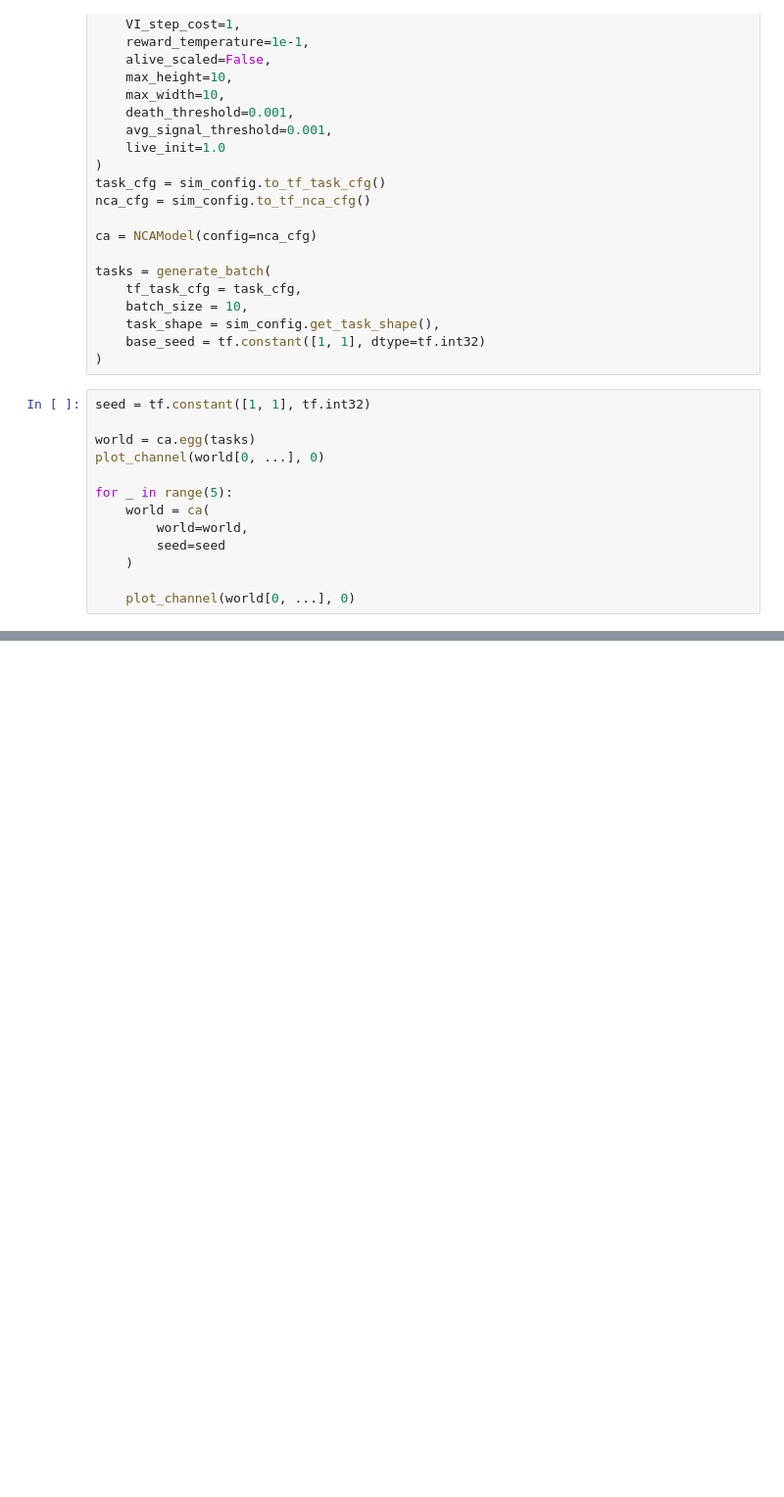
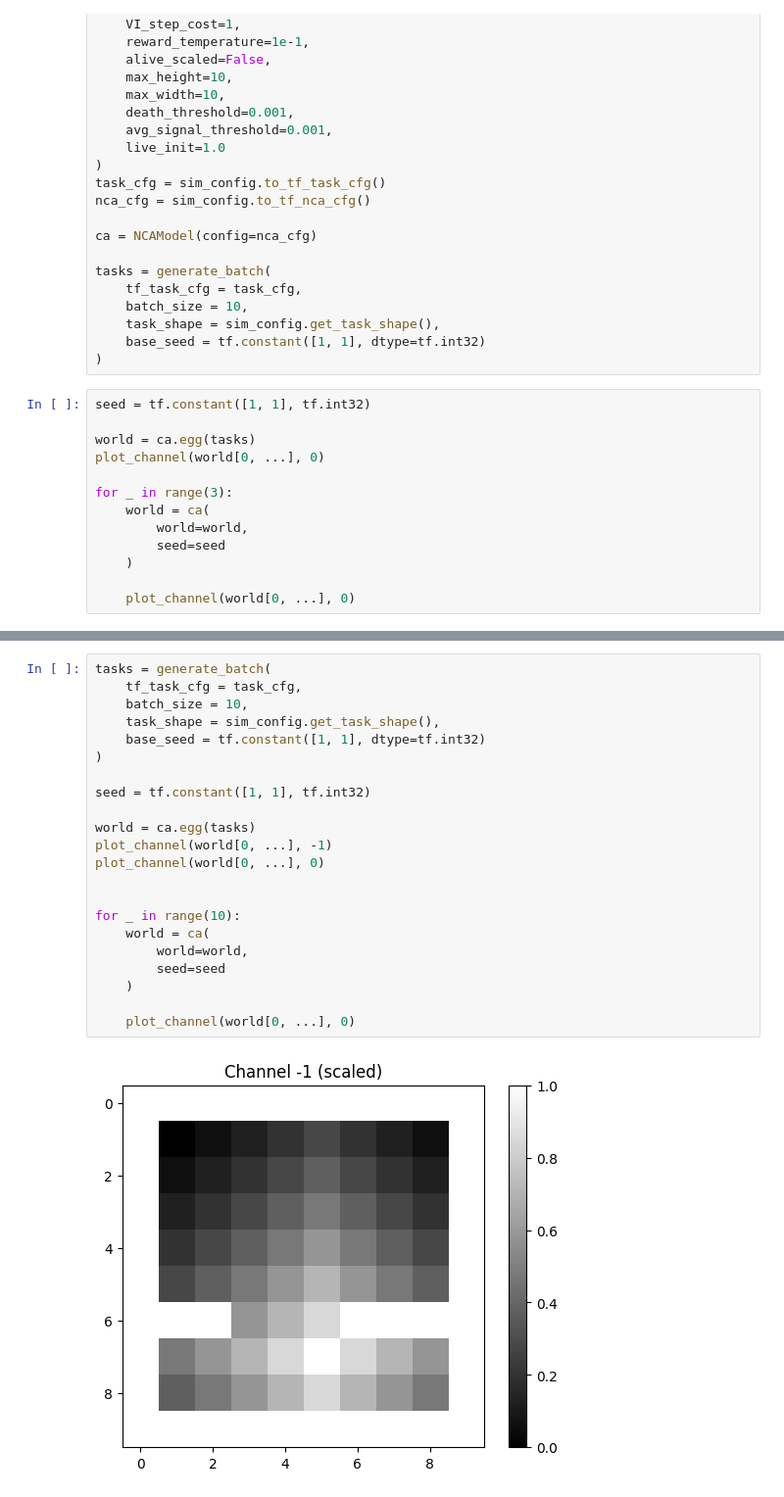
Before and after one commit to Rupellary/maze_nca, a Jupyter notebook: notebooks/testing.ipynb, the cells around one changed output, grey strips where cells are left out. Shown at 98% size. Drawn from its saved outputs; the diff is of its cells as text; blank space fills up the shorter version.

```diff
--- a/notebooks/testing.ipynb
+++ b/notebooks/testing.ipynb
@@ -81,7 +74,7 @@ seed = tf.constant([1, 1], tf.int32)
 world = ca.egg(tasks)
 plot_channel(world[0, ...], 0)
 
-for _ in range(5):
+for _ in range(3):
     world = ca(
         world=world,
         seed=seed
@@ -182,0 +132,24 @@ raw delta tf.Tensor(
+# %%
+tasks = generate_batch(
+    tf_task_cfg = task_cfg,
+    batch_size = 10,
+    task_shape = sim_config.get_task_shape(),
+    base_seed = tf.constant([1, 1], dtype=tf.int32)
+)
+
+seed = tf.constant([1, 1], tf.int32)
+
+world = ca.egg(tasks)
+plot_channel(world[0, ...], -1)
+plot_channel(world[0, ...], 0)
+
+
+for _ in range(10):
+    world = ca(
+        world=world,
+        seed=seed
+    )
+
+    plot_channel(world[0, ...], 0)
+# %% [output]
+[figure, added]
```
Also changed, not shown: parts of 9 cells of this notebook, 1 other file.
